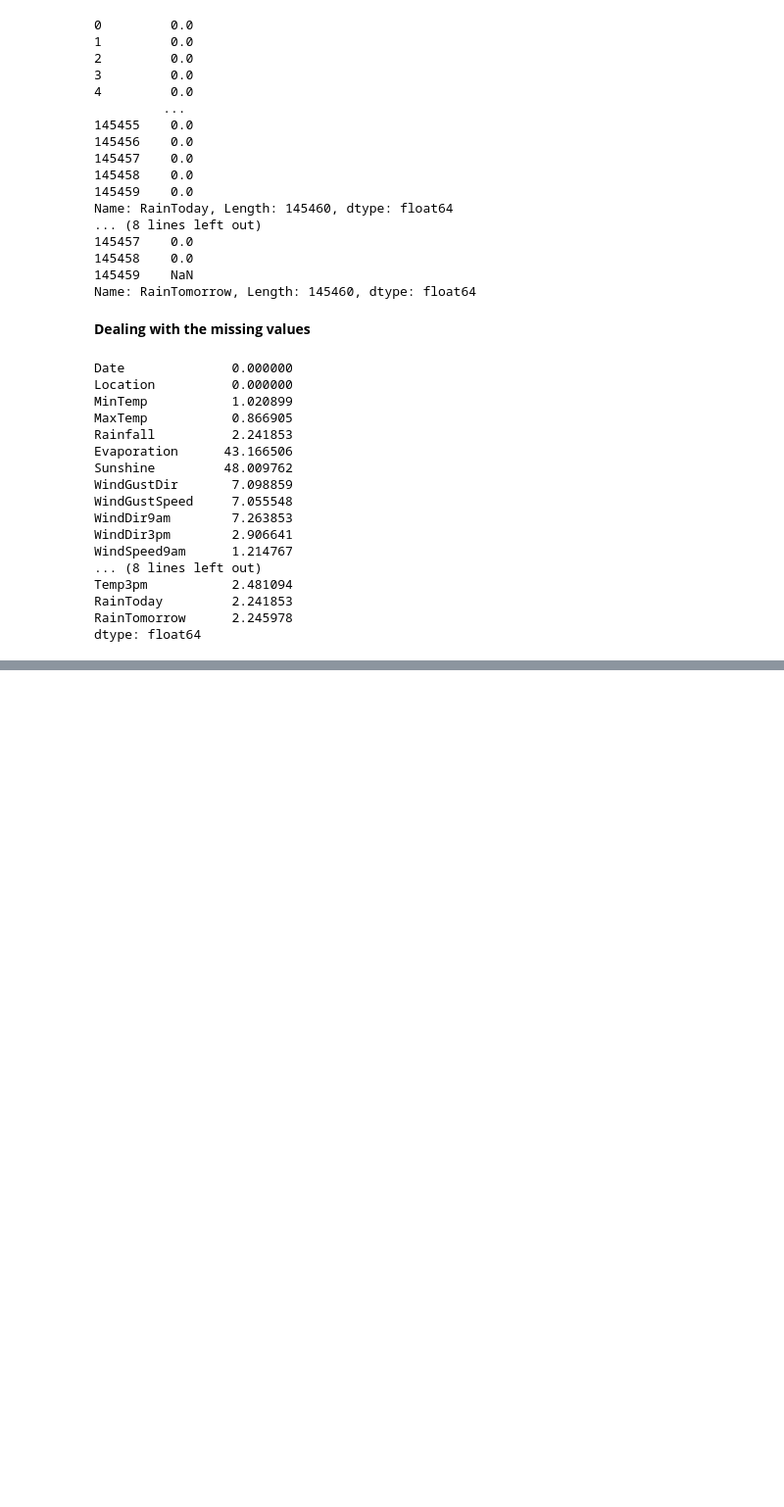
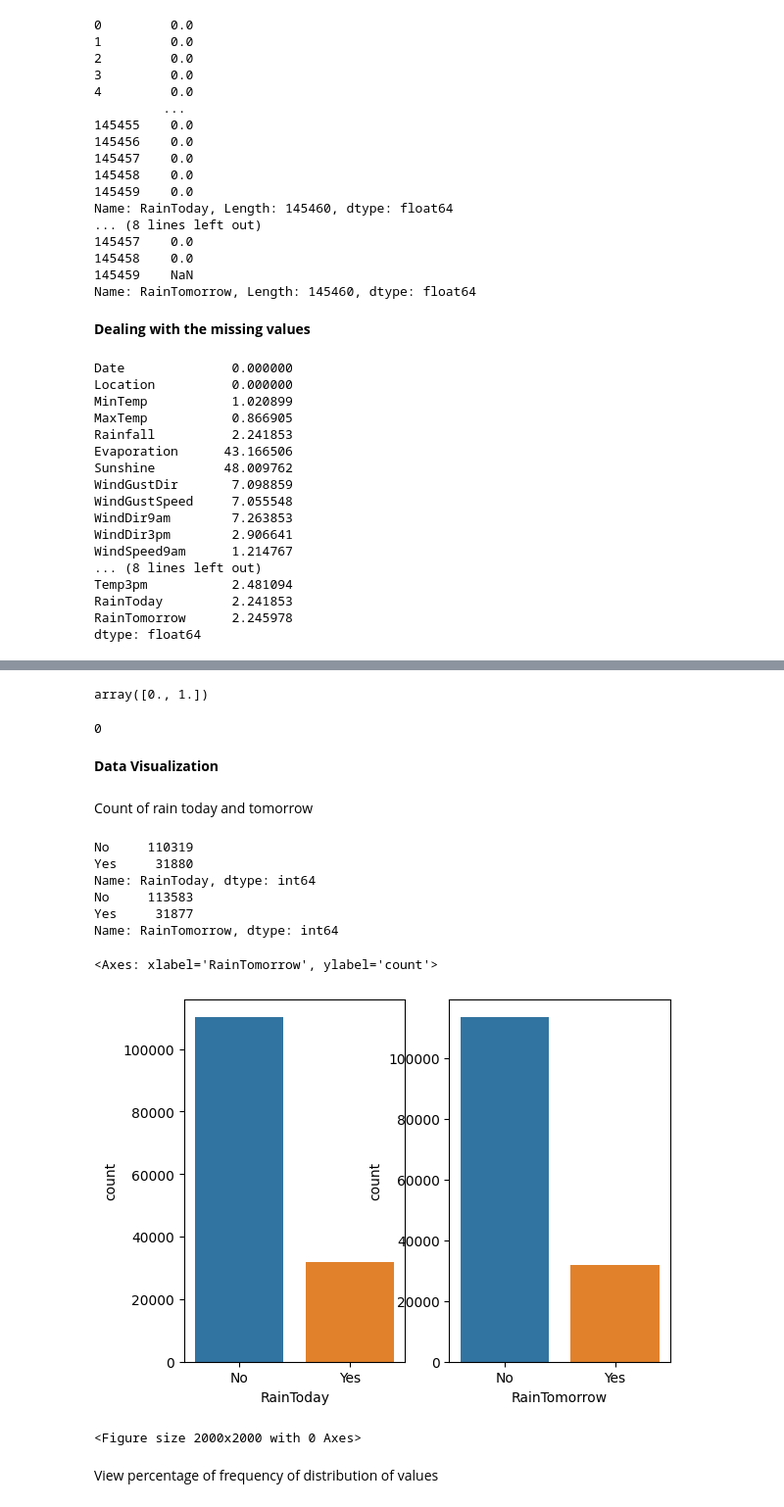
Before and after one commit to hiteshmishra052/Rain_Prediction_Model, a Jupyter notebook: Rain_Prediction_Model.ipynb, the cells around one changed output, grey strips where cells are left out. Shown at 98% size. Cells and saved outputs as stored; diff of their text form; code cells hidden in the pictures; blank space fills up the shorter version.

```diff
--- a/Rain_Prediction_Model.ipynb
+++ b/Rain_Prediction_Model.ipynb
@@ -285,13 +306,13 @@ df['Temp3pm']=df['Temp3pm'].fillna(df['Temp3pm'].mean())
 # %%
 #Filling the missing values for continuous variables with mode
 
-df['RainToday'] = df['RainToday'].fillna(df['RainToday'].mode()[0])
+# df['RainToday'] = df['RainToday'].fillna(df['RainToday'].mode()[0])
 df['RainTomorrow'] = df['RainTomorrow'].fillna(df['RainTomorrow'].mode()[0])
 # %%
 #Filling the missing values for continuous variables with mode
-df['WindDir9am'] = df['WindDir9am'].fillna(df['WindDir9am'].mode()[0])
-df['WindGustDir'] = df['WindGustDir'].fillna(df['WindGustDir'].mode()[0])
-df['WindDir3pm'] = df['WindDir3pm'].fillna(df['WindDir3pm'].mode()[0])
+# df['WindDir9am'] = df['WindDir9am'].fillna(df['WindDir9am'].mode()[0])
+# df['WindGustDir'] = df['WindGustDir'].fillna(df['WindGustDir'].mode()[0])
+# df['WindDir3pm'] = df['WindDir3pm'].fillna(df['WindDir3pm'].mode()[0])
 # %%
 #checking % of missing data in every column
 
@@ -316 +337,36 @@ RainTomorrow     0.0
 dtype: float64
+# %%
+df['RainTomorrow'].unique()
+# %% [output]
+array([0., 1.])
+# %%
+df['RainTomorrow'].isnull().sum()
+# %% [output]
+0
+# %% [markdown]
+**Data Visualization**
+# %% [markdown]
+Count of rain today and tomorrow
+# %%
+df['RainTomorrow'] = df['RainTomorrow'].map({1:'Yes',0:'No'})
+df['RainToday'] = df['RainToday'].map({1:'Yes',0:'No'})
+# %%
+fig, ax = plt.subplots(1,2)
+print(df['RainToday'].value_counts())
+print(df['RainTomorrow'].value_counts())
+
+plt.figure(figsize = (20,20))
+sns.countplot(data = df, x = 'RainToday',ax=ax[0])
+sns.countplot(data = df, x = 'RainTomorrow',ax = ax[1])
+# %% [output]
+No     110319
+Yes     31880
+Name: RainToday, dtype: int64
+No     113583
+Yes     31877
+Name: RainTomorrow, dtype: int64
+<Axes: xlabel='RainTomorrow', ylabel='count'>
+[figure, added]
+<Figure size 2000x2000 with 0 Axes>
+# %% [markdown]
+View percentage of frequency of distribution of values
```
Also changed, not shown: parts of 33 cells of this notebook.
